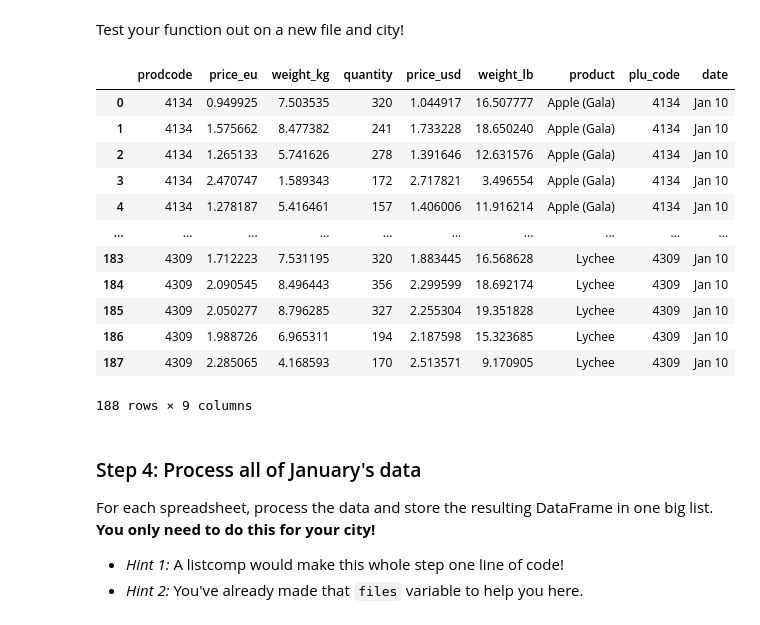
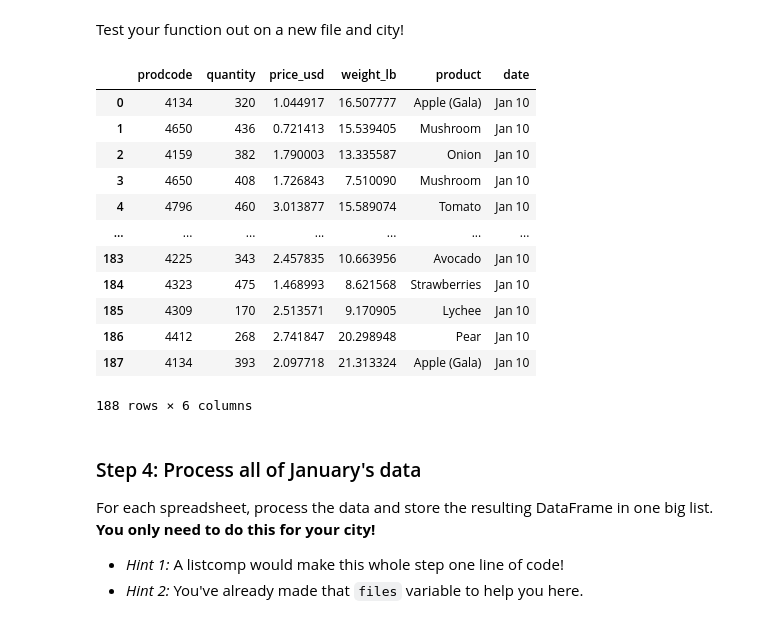
Before and after one commit to ersingt/GA, a Jupyter notebook: labs/2.02-lab-excel-madness-master/starter-code.ipynb, the cells around one changed output. Saved outputs shown, nothing was run; the diff lists cells and outputs as text; code cells hidden in the pictures.

```diff
--- a/labs/2.02-lab-excel-madness-master/starter-code.ipynb
+++ b/labs/2.02-lab-excel-madness-master/starter-code.ipynb
@@ -154,27 +157,38 @@ def process_data(file, city):
     df_cleaned['date'] = os.path.basename(file)
     df_cleaned['date'] = [i.split('.')[0] for i in df_cleaned['date']]
 
-    return df_cleaned
+    return df
 
 # This seems a little brute-forcy... more elegant way?
+# %%
+# The more elegant way, from solution:
+
+def process_data(file, city):
+    df = pd.read_excel("data/" + file, sheet_name=city)
+    df["price_usd"] = 1.1 * df["price_eu"]
+    df["weight_lb"] = 2.2 * df["weight_kg"]
+    df = pd.merge(df, plu, how="left", left_on="prodcode", right_on="plu_code")
+    df.drop(["price_eu", "weight_kg", "plu_code"], axis=1, inplace=True)
+    df["date"] = file.replace(".xlsx", "")
+    return df
 # %% [markdown]
 Test your function out on a new file and city!
 # %%
-process_data('./data/Jan 10.xlsx', 'Chicago')
+process_data('Jan 10.xlsx', 'Chicago')
 # %% [output]
-|  | prodcode | price_eu | weight_kg | quantity | price_usd | weight_lb | product | plu_code | date |
-| 0 | 4134 | 0.949925 | 7.503535 | 320 | 1.044917 | 16.507777 | Apple (Gala) | 4134 | Jan 10 |
-| 1 | 4134 | 1.575662 | 8.477382 | 241 | 1.733228 | 18.650240 | Apple (Gala) | 4134 | Jan 10 |
-| 2 | 4134 | 1.265133 | 5.741626 | 278 | 1.391646 | 12.631576 | Apple (Gala) | 4134 | Jan 10 |
-| 3 | 4134 | 2.470747 | 1.589343 | 172 | 2.717821 | 3.496554 | Apple (Gala) | 4134 | Jan 10 |
-| 4 | 4134 | 1.278187 | 5.416461 | 157 | 1.406006 | 11.916214 | Apple (Gala) | 4134 | Jan 10 |
-| ... | ... | ... | ... | ... | ... | ... | ... | ... | ... |
-| 183 | 4309 | 1.712223 | 7.531195 | 320 | 1.883445 | 16.568628 | Lychee | 4309 | Jan 10 |
-| 184 | 4309 | 2.090545 | 8.496443 | 356 | 2.299599 | 18.692174 | Lychee | 4309 | Jan 10 |
-| 185 | 4309 | 2.050277 | 8.796285 | 327 | 2.255304 | 19.351828 | Lychee | 4309 | Jan 10 |
-| 186 | 4309 | 1.988726 | 6.965311 | 194 | 2.187598 | 15.323685 | Lychee | 4309 | Jan 10 |
-| 187 | 4309 | 2.285065 | 4.168593 | 170 | 2.513571 | 9.170905 | Lychee | 4309 | Jan 10 |
+|  | prodcode | quantity | price_usd | weight_lb | product | date |
+| 0 | 4134 | 320 | 1.044917 | 16.507777 | Apple (Gala) | Jan 10 |
+| 1 | 4650 | 436 | 0.721413 | 15.539405 | Mushroom | Jan 10 |
+| 2 | 4159 | 382 | 1.790003 | 13.335587 | Onion | Jan 10 |
+| 3 | 4650 | 408 | 1.726843 | 7.510090 | Mushroom | Jan 10 |
+| 4 | 4796 | 460 | 3.013877 | 15.589074 | Tomato | Jan 10 |
+| ... | ... | ... | ... | ... | ... | ... |
+| 183 | 4225 | 343 | 2.457835 | 10.663956 | Avocado | Jan 10 |
+| 184 | 4323 | 475 | 1.468993 | 8.621568 | Strawberries | Jan 10 |
+| 185 | 4309 | 170 | 2.513571 | 9.170905 | Lychee | Jan 10 |
+| 186 | 4412 | 268 | 2.741847 | 20.298948 | Pear | Jan 10 |
+| 187 | 4134 | 393 | 2.097718 | 21.313324 | Apple (Gala) | Jan 10 |
-188 rows × 9 columns
+188 rows × 6 columns
 # %% [markdown]
 ### Step 4: Process all of January's data
 For each spreadsheet, process the data and store the resulting DataFrame in one big list. **You only need to do this for your city!**
```
Also changed, not shown: parts of 11 cells of this notebook, 10 other files.
